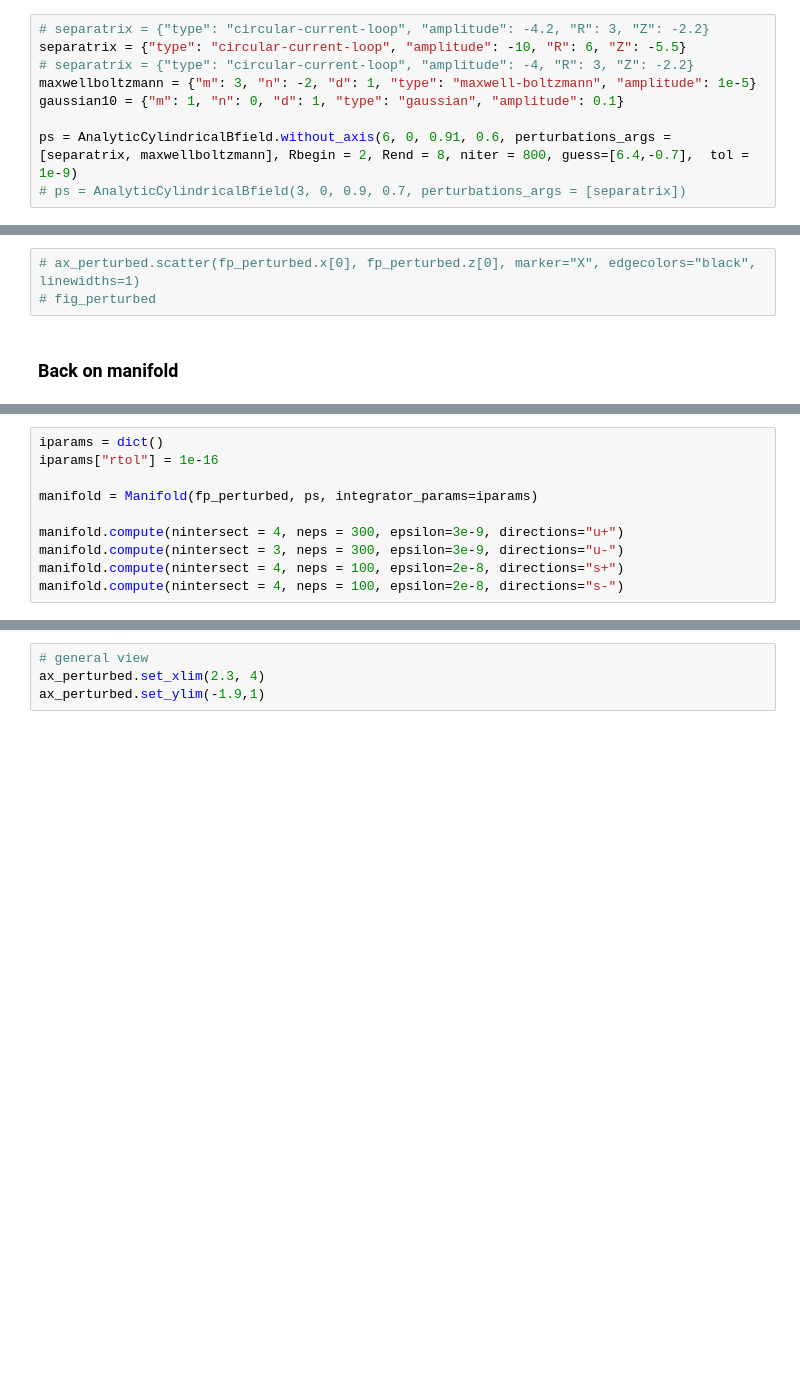
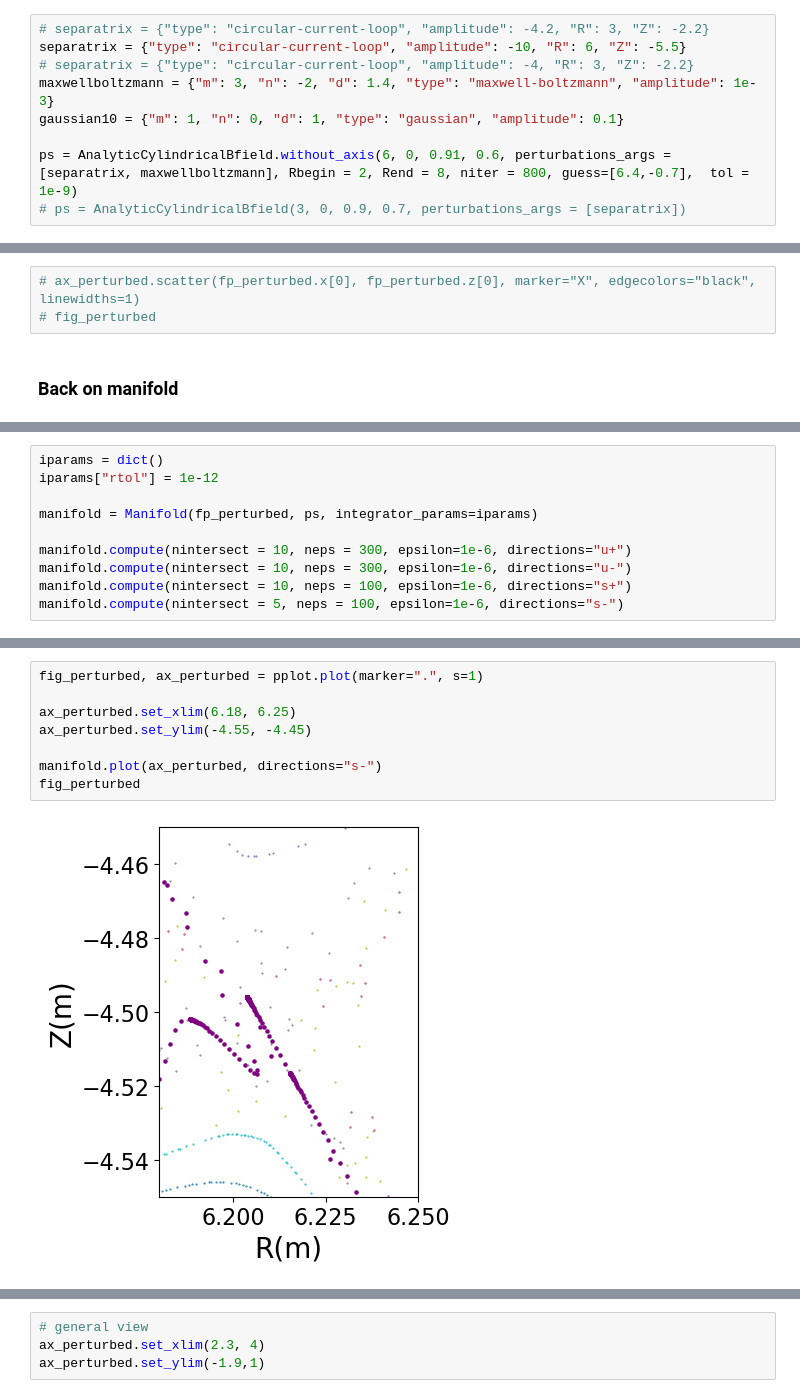
Before and after one commit to Akitzu/masterthesis, a Jupyter notebook: code/notebooks/toybox_tokamak.ipynb, the cells around one changed output, grey strips where cells are left out. Drawn from its saved outputs; the diff is of its cells as text; blank space fills up the shorter version.

```diff
--- a/code/notebooks/toybox_tokamak.ipynb
+++ b/code/notebooks/toybox_tokamak.ipynb
@@ -9,7 +9,7 @@ import pickle
 # separatrix = {"type": "circular-current-loop", "amplitude": -4.2, "R": 3, "Z": -2.2}
 separatrix = {"type": "circular-current-loop", "amplitude": -10, "R": 6, "Z": -5.5}
 # separatrix = {"type": "circular-current-loop", "amplitude": -4, "R": 3, "Z": -2.2}
-maxwellboltzmann = {"m": 3, "n": -2, "d": 1, "type": "maxwell-boltzmann", "amplitude": 1e-5}
+maxwellboltzmann = {"m": 3, "n": -2, "d": 1.4, "type": "maxwell-boltzmann", "amplitude": 1e-3}
 gaussian10 = {"m": 1, "n": 0, "d": 1, "type": "gaussian", "amplitude": 0.1}
 
 ps = AnalyticCylindricalBfield.without_axis(6, 0, 0.91, 0.6, perturbations_args = [separatrix, maxwellboltzmann], Rbegin = 2, Rend = 8, niter = 800, guess=[6.4,-0.7],  tol = 1e-9)
@@ -149,10 +170,10 @@ fp_perturbed.x, fp_perturbed.y, fp_perturbed.z
 # %%
 iparams = dict()
-iparams["rtol"] = 1e-16
+iparams["rtol"] = 1e-12
 
 manifold = Manifold(fp_perturbed, ps, integrator_params=iparams)
 
-manifold.compute(nintersect = 4, neps = 300, epsilon=3e-9, directions="u+")
-manifold.compute(nintersect = 3, neps = 300, epsilon=3e-9, directions="u-")
-manifold.compute(nintersect = 4, neps = 100, epsilon=2e-8, directions="s+")
-manifold.compute(nintersect = 4, neps = 100, epsilon=2e-8, directions="s-")
+manifold.compute(nintersect = 10, neps = 300, epsilon=1e-6, directions="u+")
+manifold.compute(nintersect = 10, neps = 300, epsilon=1e-6, directions="u-")
+manifold.compute(nintersect = 10, neps = 100, epsilon=1e-6, directions="s+")
+manifold.compute(nintersect = 5, neps = 100, epsilon=1e-6, directions="s-")
@@ -177,0 +216,10 @@ fig_perturbed
+# %%
+fig_perturbed, ax_perturbed = pplot.plot(marker=".", s=1)
+
+ax_perturbed.set_xlim(6.18, 6.25)
+ax_perturbed.set_ylim(-4.55, -4.45)
+
+manifold.plot(ax_perturbed, directions="s-")
+fig_perturbed
+# %% [output]
+[figure, added]
```
Also changed, not shown: parts of 18 cells of this notebook, 30 other files.
